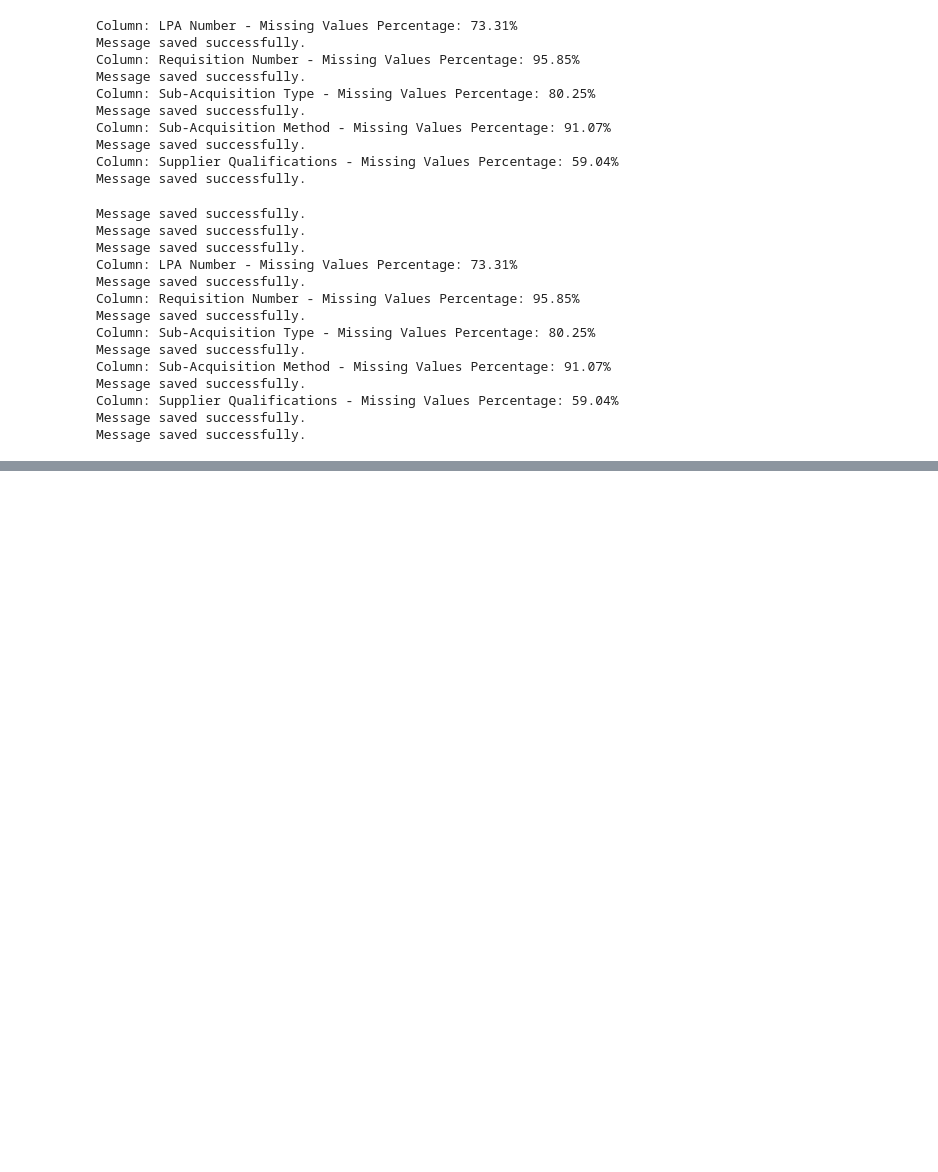
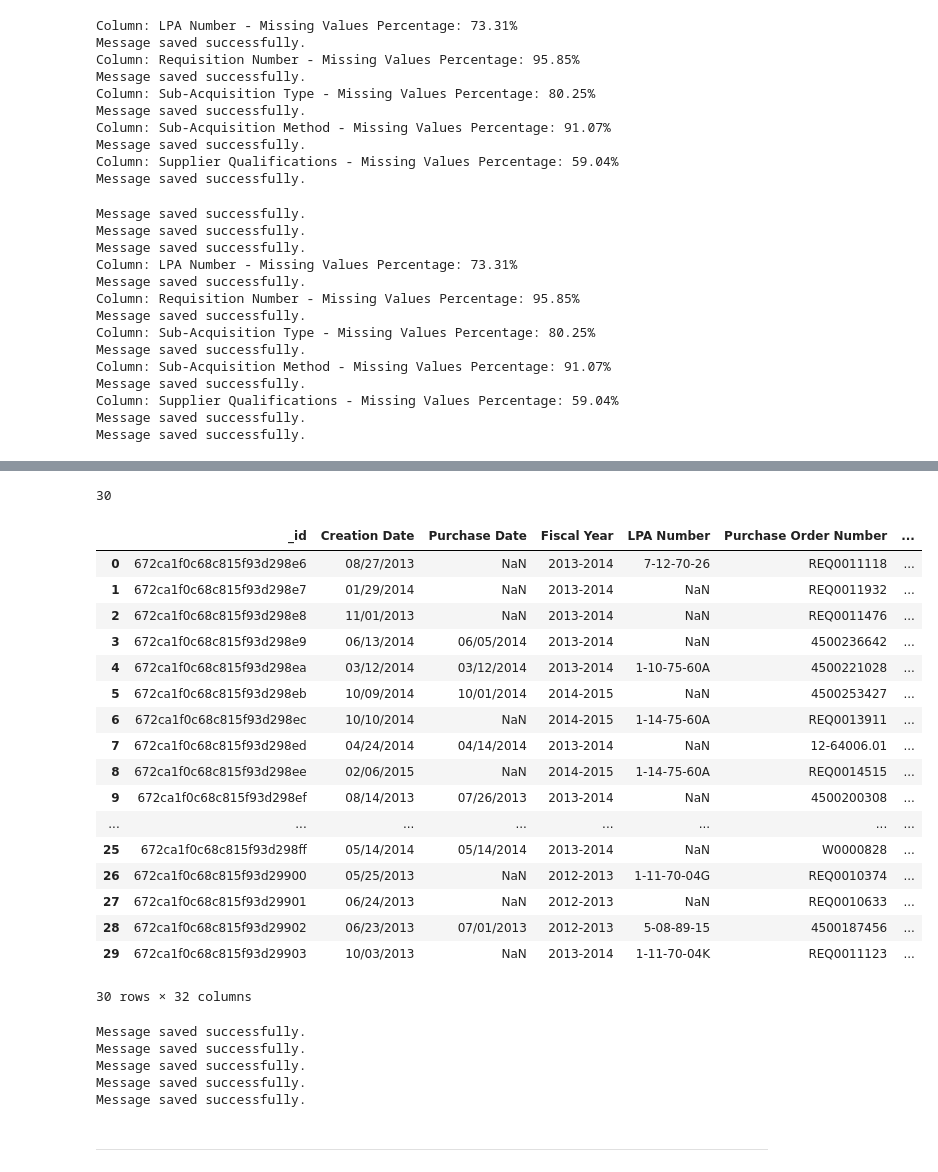
Before and after one commit to Elghandour-eng/Large-Purchases-by-the-State-of-CA-EDA, a Jupyter notebook: Data-Exploration.ipynb, the cells around one changed output, grey strips where cells are left out. Drawn from its saved outputs; the diff is of its cells as text; code cells hidden in the pictures; blank space fills up the shorter version.

```diff
--- a/Data-Exploration.ipynb
+++ b/Data-Exploration.ipynb
@@ -305,0 +356,4 @@ Message saved successfully.
+# %%
+'''Will Work For Now With Pricing  Columns Uint Price, Quantity and Total Price'''
+price_df = df[['Total Price', 'Quantity', 'Unit Price']]
+price_df.info()
@@ -305,0 +371,43 @@ Message saved successfully.
+# %%
+# So Missing Price Value is df.shpape[0]- 345988
+missing_price = price_df.shape[0] - 345988
+print(missing_price)
+# %% [output]
+30
+# %%
+#   Show those 30 rows to try investigate
+# index loc if price is missing
+df.iloc[price_df.isnull().any(axis=1).index].head(30)
+# %% [output]
+|  | _id | Creation Date | Purchase Date | Fiscal Year | LPA Number | Purchase Order Number | ... |
+| 0 | 672ca1f0c68c815f93d298e6 | 08/27/2013 | NaN | 2013-2014 | 7-12-70-26 | REQ0011118 | ... |
+| 1 | 672ca1f0c68c815f93d298e7 | 01/29/2014 | NaN | 2013-2014 | NaN | REQ0011932 | ... |
+| 2 | 672ca1f0c68c815f93d298e8 | 11/01/2013 | NaN | 2013-2014 | NaN | REQ0011476 | ... |
+| 3 | 672ca1f0c68c815f93d298e9 | 06/13/2014 | 06/05/2014 | 2013-2014 | NaN | 4500236642 | ... |
+| 4 | 672ca1f0c68c815f93d298ea | 03/12/2014 | 03/12/2014 | 2013-2014 | 1-10-75-60A | 4500221028 | ... |
+| 5 | 672ca1f0c68c815f93d298eb | 10/09/2014 | 10/01/2014 | 2014-2015 | NaN | 4500253427 | ... |
+| 6 | 672ca1f0c68c815f93d298ec | 10/10/2014 | NaN | 2014-2015 | 1-14-75-60A | REQ0013911 | ... |
+| 7 | 672ca1f0c68c815f93d298ed | 04/24/2014 | 04/14/2014 | 2013-2014 | NaN | 12-64006.01 | ... |
+| 8 | 672ca1f0c68c815f93d298ee | 02/06/2015 | NaN | 2014-2015 | 1-14-75-60A | REQ0014515 | ... |
+| 9 | 672ca1f0c68c815f93d298ef | 08/14/2013 | 07/26/2013 | 2013-2014 | NaN | 4500200308 | ... |
+| ... | ... | ... | ... | ... | ... | ... | ... |
+| 25 | 672ca1f0c68c815f93d298ff | 05/14/2014 | 05/14/2014 | 2013-2014 | NaN | W0000828 | ... |
+| 26 | 672ca1f0c68c815f93d29900 | 05/25/2013 | NaN | 2012-2013 | 1-11-70-04G | REQ0010374 | ... |
+| 27 | 672ca1f0c68c815f93d29901 | 06/24/2013 | NaN | 2012-2013 | NaN | REQ0010633 | ... |
+| 28 | 672ca1f0c68c815f93d29902 | 06/23/2013 | 07/01/2013 | 2012-2013 | 5-08-89-15 | 4500187456 | ... |
+| 29 | 672ca1f0c68c815f93d29903 | 10/03/2013 | NaN | 2013-2014 | 1-11-70-04K | REQ0011123 | ... |
+30 rows × 32 columns
+# %%
+notes.take_message("5- I have 30 rows with missing price values, after investigation I can't find pattern that help me to fill those missing values, like family or products with same classification codes ")  # Add Break Line
+notes.take_message("also i think it's hard to fill them as unique creation and purchasing dates and Supplier name all those reflect on pricing")
+notes.take_message("---")  # Add Break Line
+decidesions_file.take_message("---")  # Add Break Line
+decidesions_file.take_message("# 3- I will remove the rows containg missing price values")  # Add Break Line
+# %% [output]
+Message saved successfully.
+Message saved successfully.
+Message saved successfully.
+Message saved successfully.
+Message saved successfully.
+# %% [markdown]
+---
```
Also changed, not shown: parts of 16 cells of this notebook, 10 other files.
